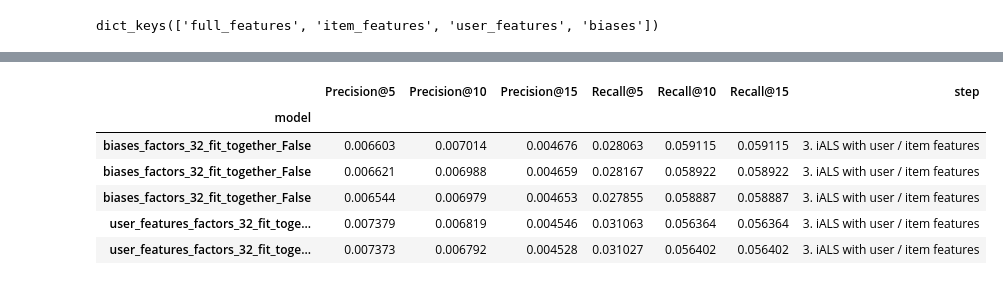
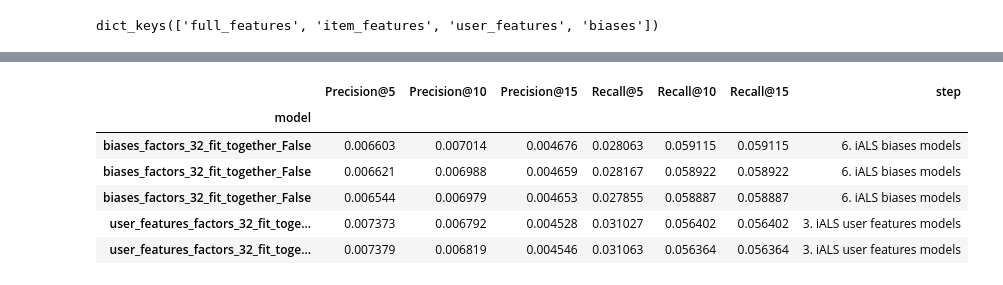
Before and after one commit to PolinaTiugaeva/mfdp, a Jupyter notebook: improve_game_recsys.ipynb, the cells around one changed output, grey strips where cells are left out. Cells and saved outputs as stored; diff of their text form; code cells hidden in the pictures.

```diff
--- a/improve_game_recsys.ipynb
+++ b/improve_game_recsys.ipynb
@@ -451,7 +455,7 @@ for dataset_name, dataset in feature_datasets.items():
 features_df = (
     pd.DataFrame(features_results)
     .set_index("model")
-    .sort_values(by=["Precision@15", "Recall@15"], ascending=False)
+    .sort_values(by=["Recall@10", "Precision@10"], ascending=False)
 )
 features_df.head(5)
 # %% [output]
@@ -465,22 +489,57 @@ features_df.head(5)
 # %%
 # prepare info for summary plot
 no_features_best_models = [
     "no_features_factors_32_alpha_1_reg_0.01",
     "no_features_factors_32_alpha_1_reg_0.1",
     "no_features_factors_32_alpha_1_reg_0.5"
 ]
+user_features_models = [
+    "user_features_factors_32_fit_together_False",
+    'user_features_factors_32_fit_together_False',
+    'user_features_factors_32_fit_together_False',
+    'user_features_factors_32_fit_together_True',
+    'user_features_factors_32_fit_together_True',
+    'user_features_factors_32_fit_together_True'
+]
+item_features_models = [
+    'item_features_factors_32_fit_together_True',
+    'item_features_factors_32_fit_together_True',
+    'item_features_factors_32_fit_together_False',
+    'item_features_factors_32_fit_together_False',
+    'item_features_factors_32_fit_together_False',
+    'item_features_factors_32_fit_together_True'
+]
+full_features_models = [
+    "full_features_factors_32_fit_together_True",
+    'full_features_factors_32_fit_together_True',
+    'full_features_factors_32_fit_together_True',
+    'full_features_factors_32_fit_together_False',
+    'full_features_factors_32_fit_together_False',
+    'full_features_factors_32_fit_together_False'
+]
+biases_models = [
+    'biases_factors_32_fit_together_False',
+    'biases_factors_32_fit_together_False',
+    'biases_factors_32_fit_together_False',
+    'biases_factors_32_fit_together_True',
+    'biases_factors_32_fit_together_True',
+    'biases_factors_32_fit_together_True'
+]
 
 pure_df["step"] = "1. pure iALS no features grid search"
 pure_df.loc[pure_df.index.isin(no_features_best_models), "step"] = "2. pure iALS no features best models"
-features_df["step"] = "3. iALS with user / item features"
+features_df.loc[features_df.index.isin(user_features_models), "step"] = "3. iALS user features models"
+features_df.loc[features_df.index.isin(item_features_models), "step"] = "4. iALS item features models"
+features_df.loc[features_df.index.isin(full_features_models), "step"] = "5. iALS full features models"
+features_df.loc[features_df.index.isin(biases_models), "step"] = "6. iALS biases models"
 all_df = pd.concat([features_df, pure_df])
 all_df.head()
 # %% [output]
 |  | Precision@5 | Precision@10 | Precision@15 | Recall@5 | Recall@10 | Recall@15 | step |
 | model |  |  |  |  |  |  |  |
-| biases_factors_32_fit_together_False | 0.006603 | 0.007014 | 0.004676 | 0.028063 | 0.059115 | 0.059115 | 3. iALS with user / item features |
-| biases_factors_32_fit_together_False | 0.006621 | 0.006988 | 0.004659 | 0.028167 | 0.058922 | 0.058922 | 3. iALS with user / item features |
-| biases_factors_32_fit_together_False | 0.006544 | 0.006979 | 0.004653 | 0.027855 | 0.058887 | 0.058887 | 3. iALS with user / item features |
-| user_features_factors_32_fit_toge... | 0.007379 | 0.006819 | 0.004546 | 0.031063 | 0.056364 | 0.056364 | 3. iALS with user / item features |
-| user_features_factors_32_fit_toge... | 0.007373 | 0.006792 | 0.004528 | 0.031027 | 0.056402 | 0.056402 | 3. iALS with user / item features |
+| biases_factors_32_fit_together_False | 0.006603 | 0.007014 | 0.004676 | 0.028063 | 0.059115 | 0.059115 | 6. iALS biases models |
+| biases_factors_32_fit_together_False | 0.006621 | 0.006988 | 0.004659 | 0.028167 | 0.058922 | 0.058922 | 6. iALS biases models |
+| biases_factors_32_fit_together_False | 0.006544 | 0.006979 | 0.004653 | 0.027855 | 0.058887 | 0.058887 | 6. iALS biases models |
+| user_features_factors_32_fit_toge... | 0.007373 | 0.006792 | 0.004528 | 0.031027 | 0.056402 | 0.056402 | 3. iALS user features models |
+| user_features_factors_32_fit_toge... | 0.007379 | 0.006819 | 0.004546 | 0.031063 | 0.056364 | 0.056364 | 3. iALS user features models |
 # %%
```
Also changed, not shown: parts of 12 cells of this notebook.
